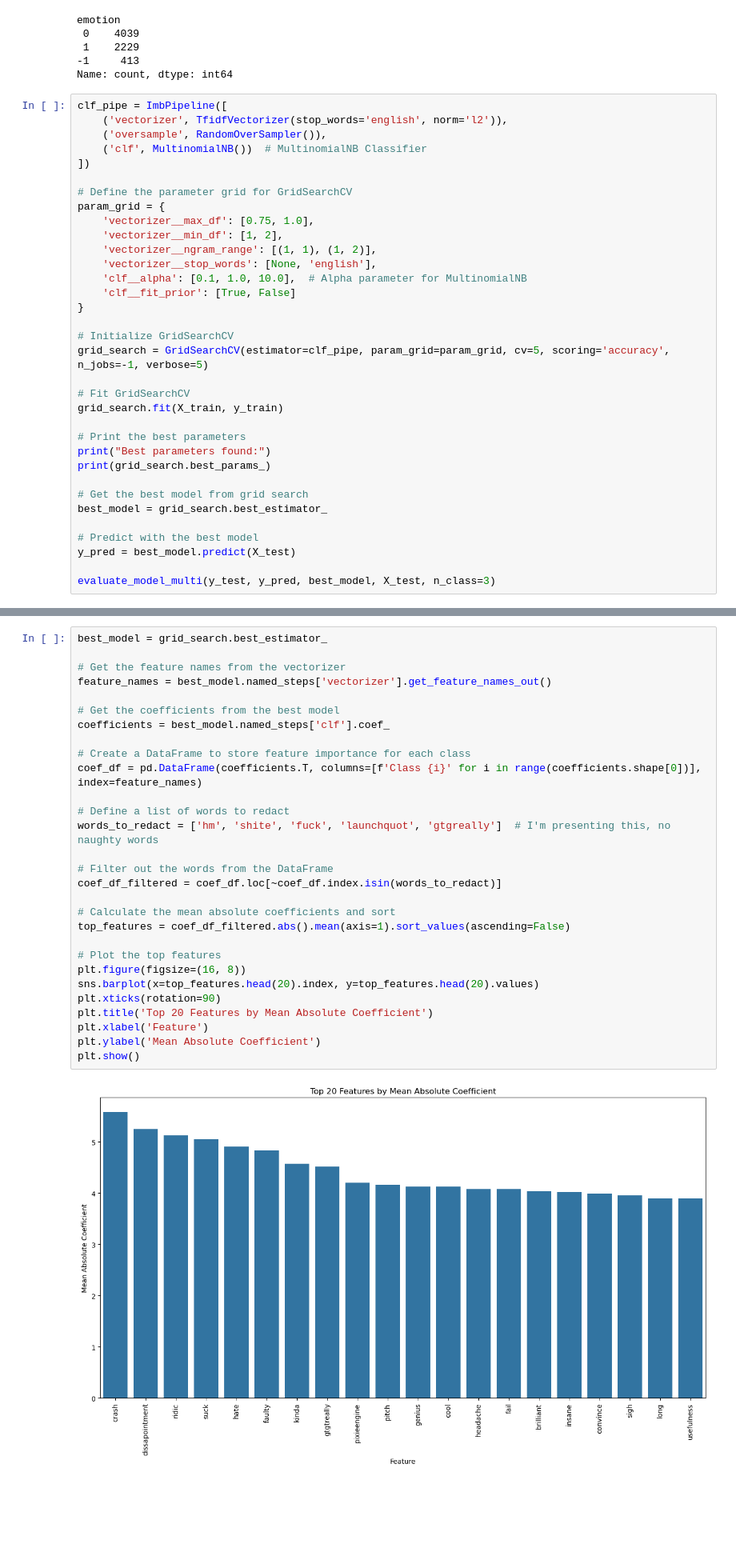
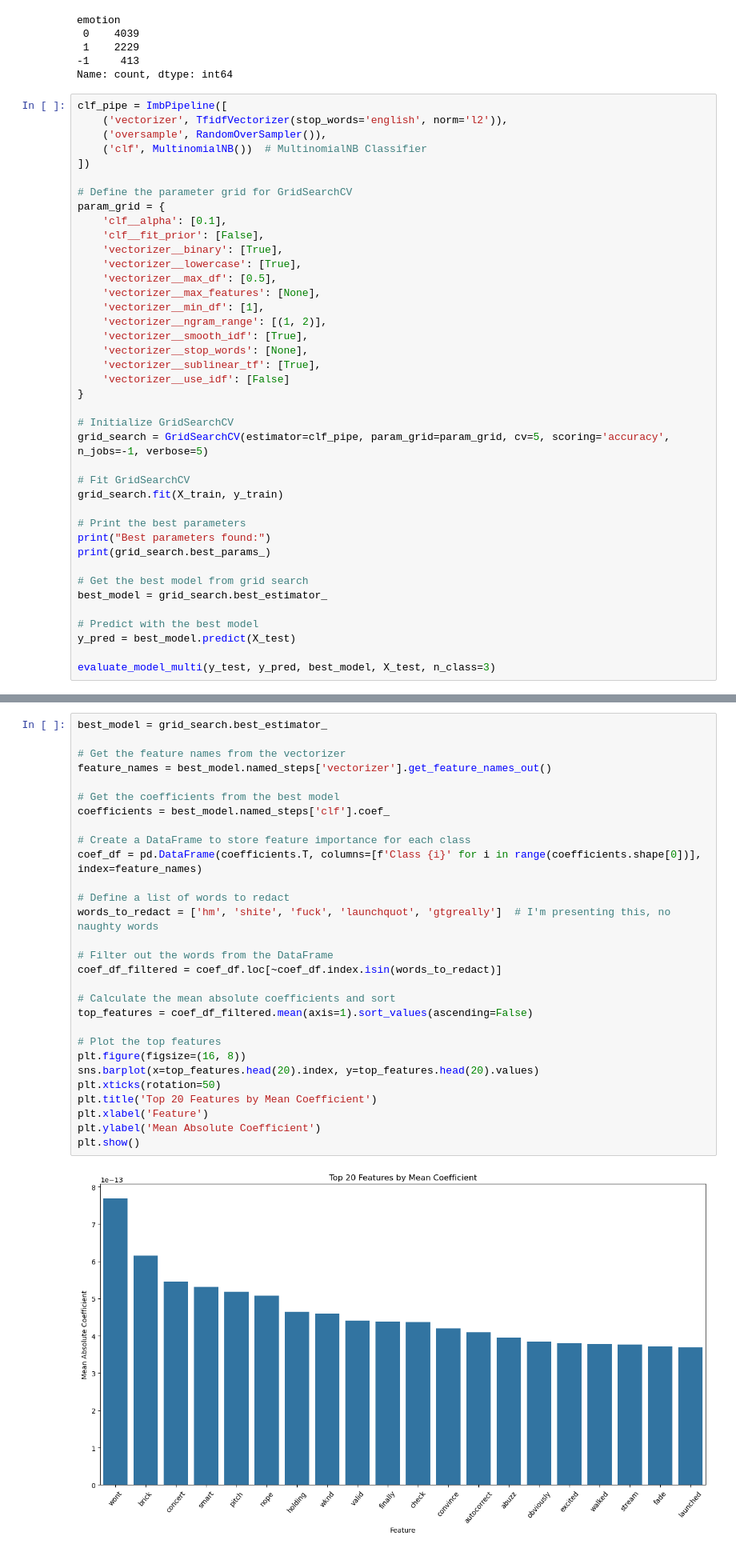
Before and after one commit to Gfatouras/Phase4, a Jupyter notebook: index.ipynb, the cells around one changed output, grey strips where cells are left out. Shown at 80% size. Saved outputs shown, nothing was run; the diff lists cells and outputs as text; blank space fills up the shorter version.

```diff
--- a/index.ipynb
+++ b/index.ipynb
@@ -716,12 +791,18 @@ clf_pipe = ImbPipeline([
 
 # Define the parameter grid for GridSearchCV
 param_grid = {
-    'vectorizer__max_df': [0.75, 1.0],
-    'vectorizer__min_df': [1, 2],
-    'vectorizer__ngram_range': [(1, 1), (1, 2)],
-    'vectorizer__stop_words': [None, 'english'],
-    'clf__alpha': [0.1, 1.0, 10.0],  # Alpha parameter for MultinomialNB
-    'clf__fit_prior': [True, False]
+    'clf__alpha': [0.1],
+    'clf__fit_prior': [False],
+    'vectorizer__binary': [True],
+    'vectorizer__lowercase': [True],
+    'vectorizer__max_df': [0.5],
+    'vectorizer__max_features': [None],
+    'vectorizer__min_df': [1],
+    'vectorizer__ngram_range': [(1, 2)],
+    'vectorizer__smooth_idf': [True],
+    'vectorizer__stop_words': [None],
+    'vectorizer__sublinear_tf': [True],
+    'vectorizer__use_idf': [False]
 }
 
 # Initialize GridSearchCV
@@ -814,34 +895,34 @@ weighted avg       0.66      0.66      0.66      2228
 # %%
 best_model = grid_search.best_estimator_
 
 # Get the feature names from the vectorizer
 feature_names = best_model.named_steps['vectorizer'].get_feature_names_out()
 
 # Get the coefficients from the best model
 coefficients = best_model.named_steps['clf'].coef_
 
 # Create a DataFrame to store feature importance for each class
 coef_df = pd.DataFrame(coefficients.T, columns=[f'Class {i}' for i in range(coefficients.shape[0])], index=feature_names)
 
 # Define a list of words to redact
 words_to_redact = ['hm', 'shite', 'fuck', 'launchquot', 'gtgreally']  # I'm presenting this, no naughty words
 
 # Filter out the words from the DataFrame
 coef_df_filtered = coef_df.loc[~coef_df.index.isin(words_to_redact)]
 
 # Calculate the mean absolute coefficients and sort
-top_features = coef_df_filtered.abs().mean(axis=1).sort_values(ascending=False)
+top_features = coef_df_filtered.mean(axis=1).sort_values(ascending=False)
 
 # Plot the top features
 plt.figure(figsize=(16, 8))
 sns.barplot(x=top_features.head(20).index, y=top_features.head(20).values)
-plt.xticks(rotation=90)
-plt.title('Top 20 Features by Mean Absolute Coefficient')
+plt.xticks(rotation=50)
+plt.title('Top 20 Features by Mean Coefficient')
 plt.xlabel('Feature')
 plt.ylabel('Mean Absolute Coefficient')
 plt.show()
 # %% [output]
-[figure, old version]
+[figure, new version]
 # %% [markdown]
 ## Model Explanation
 
```
Also changed, not shown: parts of 29 cells of this notebook.
